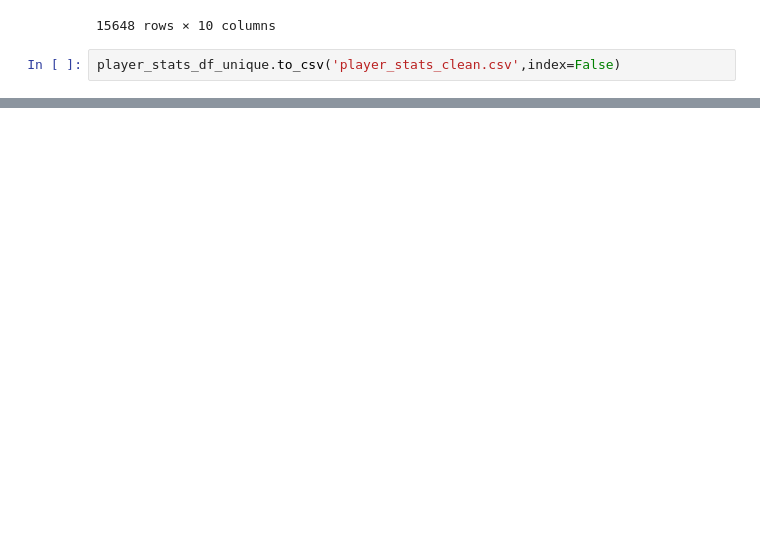
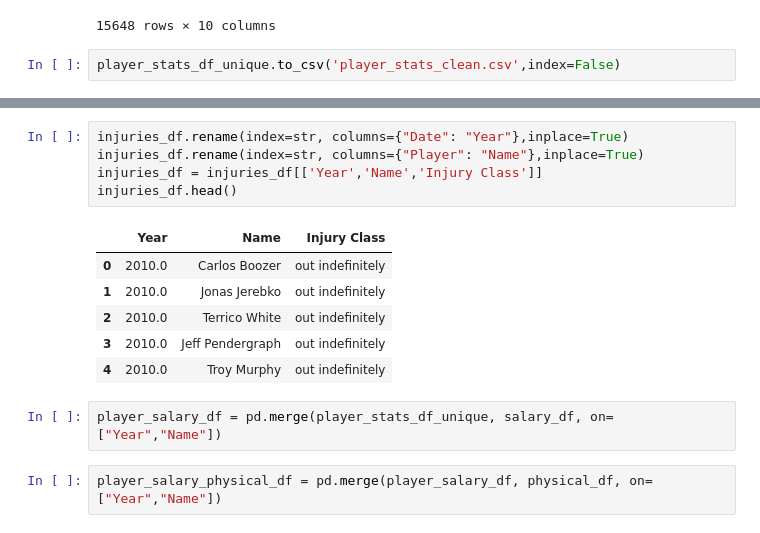
Before and after one commit to xudaiyanzi/NBA_players_salary, a Jupyter notebook: stats/stats.ipynb, the cells around one changed output, grey strips where cells are left out. Drawn from its saved outputs; the diff is of its cells as text; blank space fills up the shorter version.

```diff
--- a/stats/stats.ipynb
+++ b/stats/stats.ipynb
@@ -111,0 +117,16 @@ player_stats_df_unique.to_csv('player_stats_clean.csv',index=False)
+# %%
+injuries_df.rename(index=str, columns={"Date": "Year"},inplace=True)
+injuries_df.rename(index=str, columns={"Player": "Name"},inplace=True)
+injuries_df = injuries_df[['Year','Name','Injury Class']]
+injuries_df.head()
+# %% [output]
+|  | Year | Name | Injury Class |
+| 0 | 2010.0 | Carlos Boozer | out indefinitely |
+| 1 | 2010.0 | Jonas Jerebko | out indefinitely |
+| 2 | 2010.0 | Terrico White | out indefinitely |
+| 3 | 2010.0 | Jeff Pendergraph | out indefinitely |
+| 4 | 2010.0 | Troy Murphy | out indefinitely |
+# %%
+player_salary_df = pd.merge(player_stats_df_unique, salary_df, on=["Year","Name"])
+# %%
+player_salary_physical_df = pd.merge(player_salary_df, physical_df, on=["Year","Name"])
```
Also changed, not shown: parts of 5 cells of this notebook, 1 other file.
